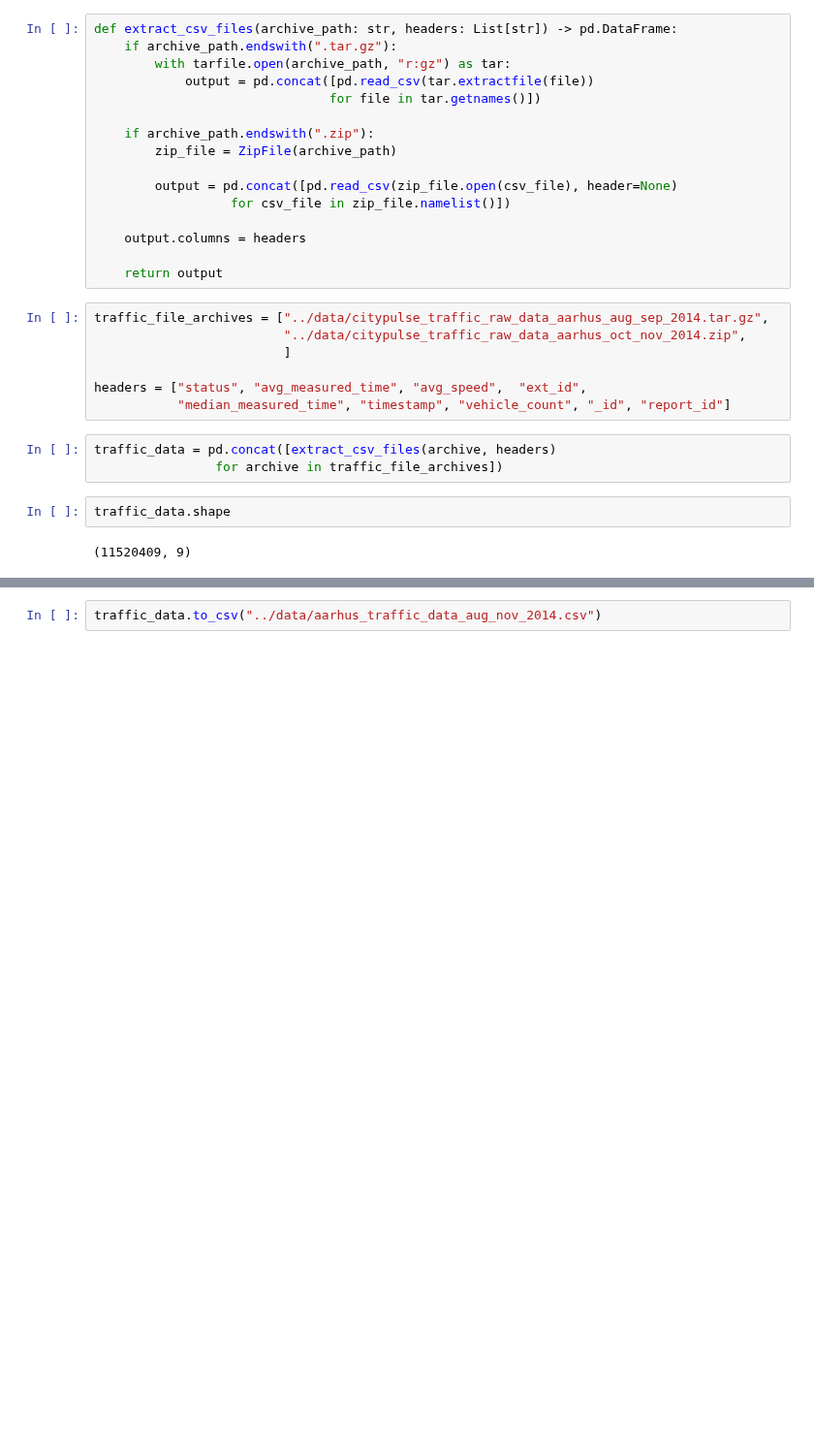
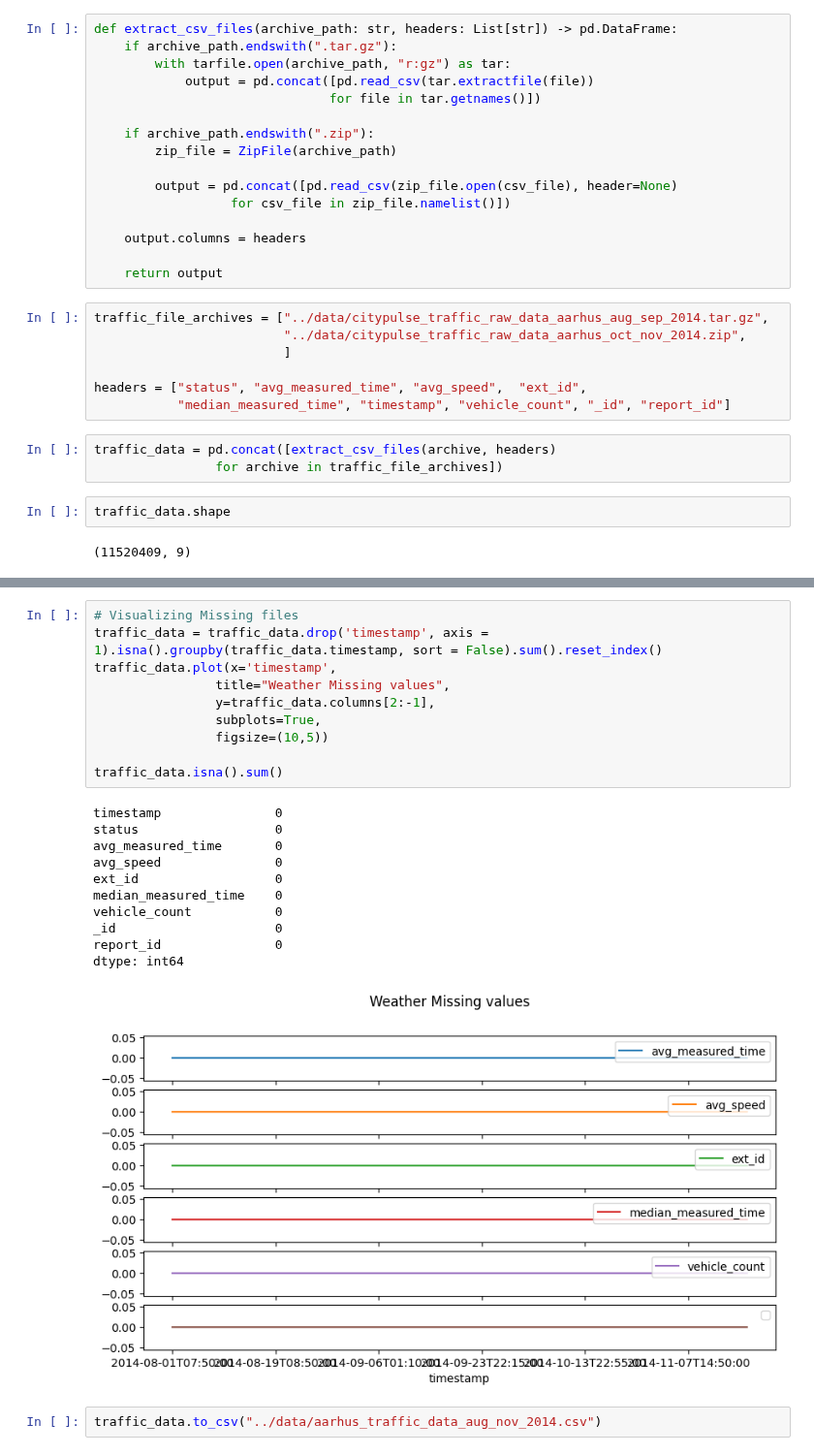
Before and after one commit to victorhg/aai-530-final-project, a Jupyter notebook: data_preprocessing/traffic_preprocessing.ipynb, the cells around one changed output, grey strips where cells are left out. Shown at 97% size. Saved outputs shown, nothing was run; the diff lists cells and outputs as text; blank space fills up the shorter version.

```diff
--- a/data_preprocessing/traffic_preprocessing.ipynb
+++ b/data_preprocessing/traffic_preprocessing.ipynb
@@ -42,5 +42,27 @@ traffic_data.head()
 | 2 | OK | 61 | 60 | 668 | 61 | 2014-08-01T08:00:00 | 4 | ... |
 | 3 | OK | 61 | 60 | 668 | 61 | 2014-08-01T08:05:00 | 1 | ... |
 | 4 | OK | 63 | 58 | 668 | 63 | 2014-08-01T08:10:00 | 3 | ... |
+# %%
+# Visualizing Missing files
+traffic_data = traffic_data.drop('timestamp', axis = 1).isna().groupby(traffic_data.timestamp, sort = False).sum().reset_index()
+traffic_data.plot(x='timestamp',
+                title="Weather Missing values",
+                y=traffic_data.columns[2:-1],
+                subplots=True,
+                figsize=(10,5))
+
+traffic_data.isna().sum()
+# %% [output]
+timestamp               0
+status                  0
+avg_measured_time       0
+avg_speed               0
+ext_id                  0
+median_measured_time    0
+vehicle_count           0
+_id                     0
+report_id               0
+dtype: int64
+[figure, added]
 # %%
 traffic_data.to_csv("../data/aarhus_traffic_data_aug_nov_2014.csv")
```
Also changed, not shown: 1 other file.
